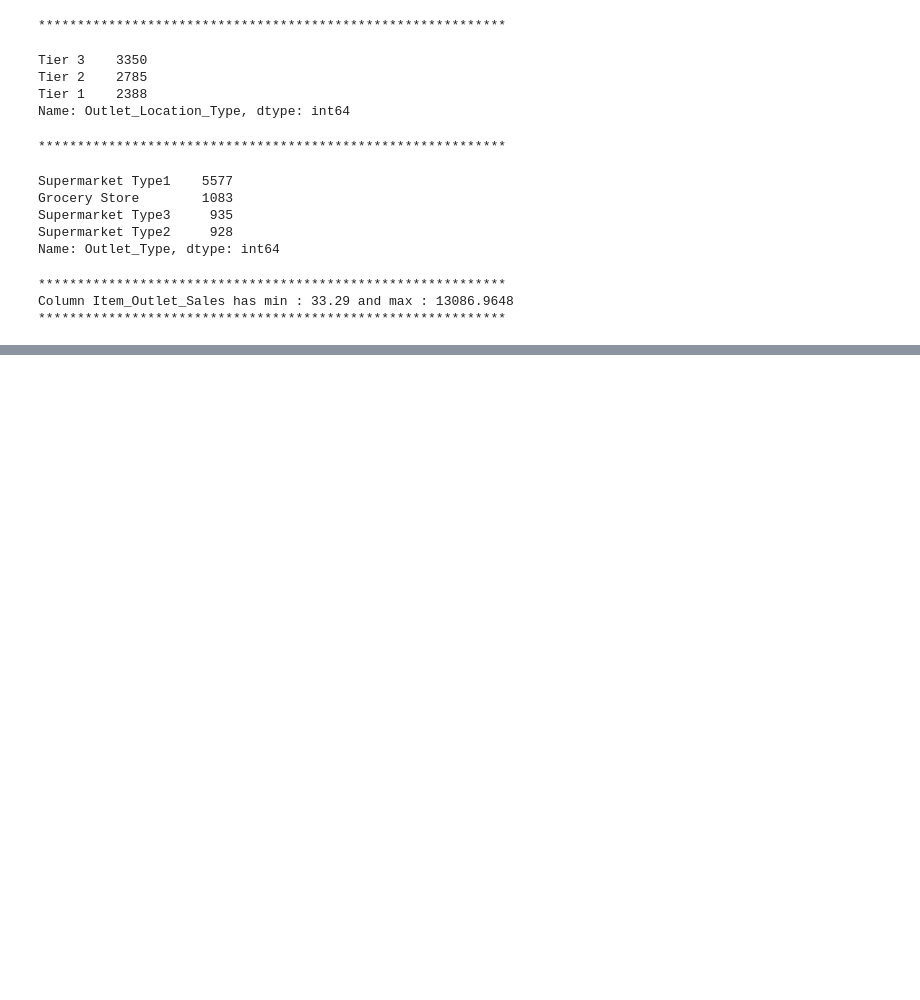
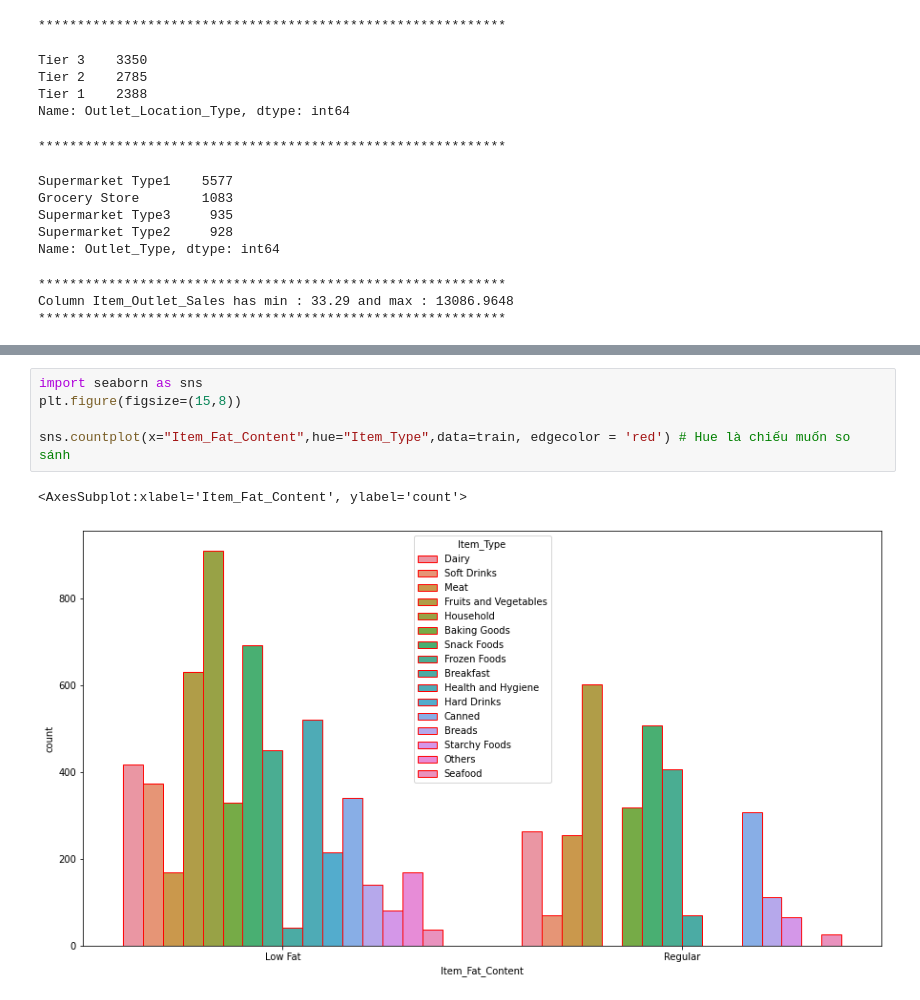
Before and after one commit to dongtv2/VTC_PYTHON_04, a Jupyter notebook: Labs/Lesson 02 Problem Solving - Bigmartsale.ipynb, the cells around one changed output, grey strips where cells are left out. Drawn from its saved outputs; the diff is of its cells as text; blank space fills up the shorter version.

```diff
--- a/Labs/Lesson 02 Problem Solving - Bigmartsale.ipynb
+++ b/Labs/Lesson 02 Problem Solving - Bigmartsale.ipynb
@@ -165,0 +269,8 @@ dtype: int64
+# %%
+import seaborn as sns
+plt.figure(figsize=(15,8))
+
+sns.countplot(x="Item_Fat_Content",hue="Item_Type",data=train, edgecolor = 'red') # Hue là chiếu muốn so sánh
+# %% [output]
+<AxesSubplot:xlabel='Item_Fat_Content', ylabel='count'>
+[figure, added]
```
Also changed, not shown: parts of 16 cells of this notebook, 5 other files.
